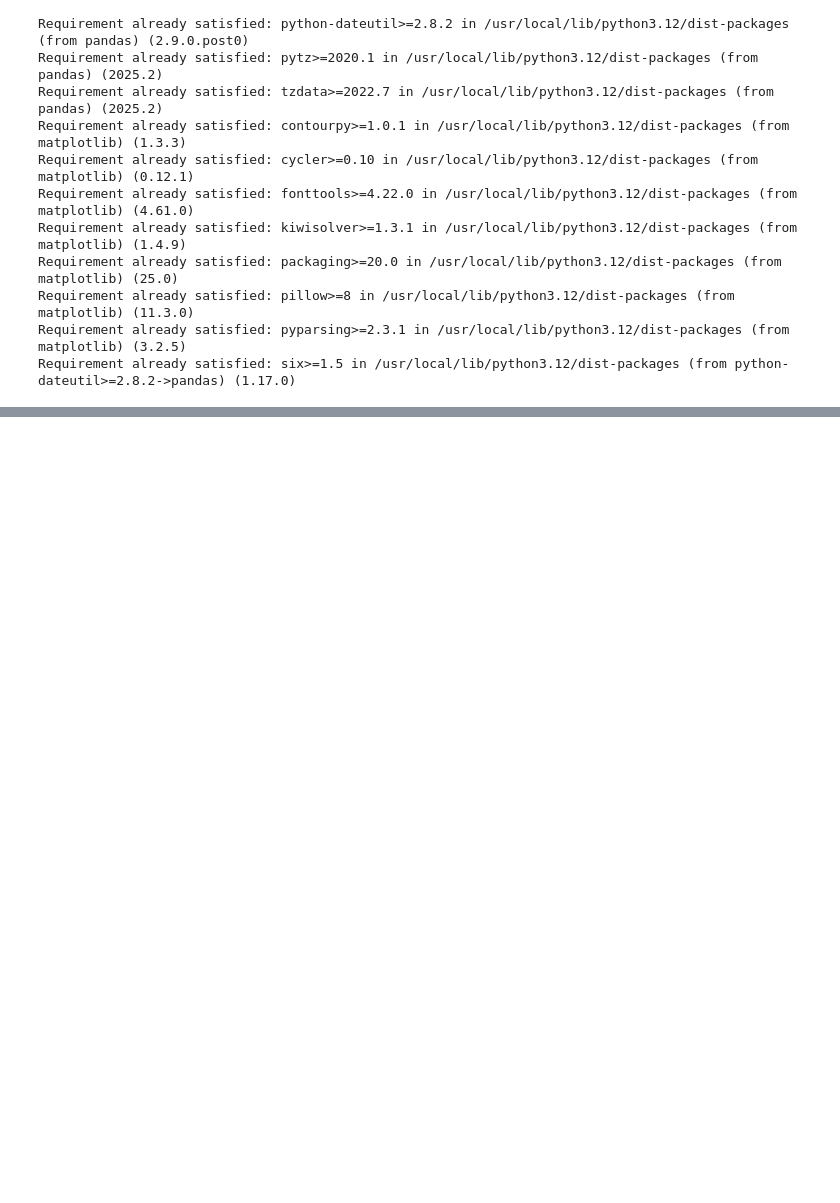
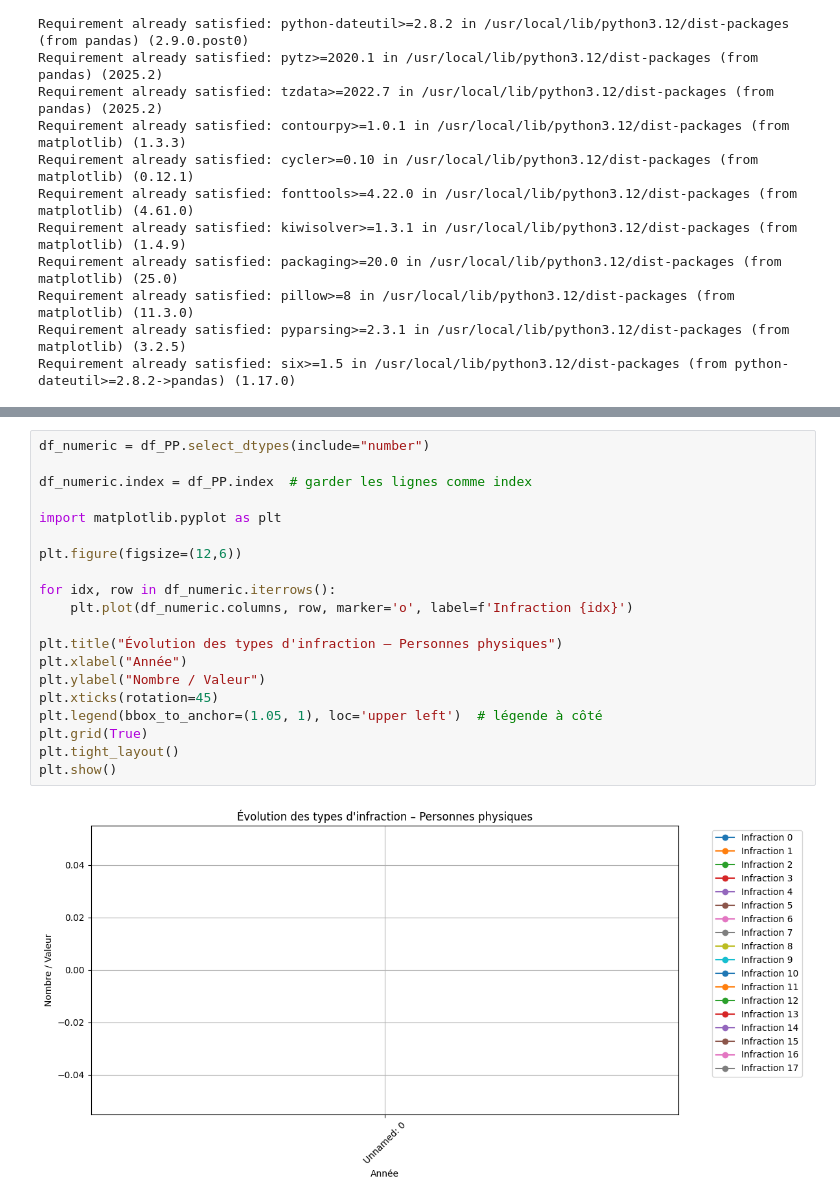
Before and after one commit to luciedum-dot/Intro-to-data-analysis-with-Python---Final-Project, a Jupyter notebook: Evolutions_of_Criminality_France_2016_2024.ipynb, the cells around one changed output, grey strips where cells are left out. Saved outputs shown, nothing was run; the diff lists cells and outputs as text; blank space fills up the shorter version.

```diff
--- a/Evolutions_of_Criminality_France_2016_2024.ipynb
+++ b/Evolutions_of_Criminality_France_2016_2024.ipynb
@@ -30,0 +87,22 @@ FileNotFoundError: [Errno 2] No such file or directory: 'MEC.xlsx'
+# %%
+df_numeric = df_PP.select_dtypes(include="number")
+
+df_numeric.index = df_PP.index  # garder les lignes comme index
+
+import matplotlib.pyplot as plt
+
+plt.figure(figsize=(12,6))
+
+for idx, row in df_numeric.iterrows():
+    plt.plot(df_numeric.columns, row, marker='o', label=f'Infraction {idx}')
+
+plt.title("Évolution des types d'infraction – Personnes physiques")
+plt.xlabel("Année")
+plt.ylabel("Nombre / Valeur")
+plt.xticks(rotation=45)
+plt.legend(bbox_to_anchor=(1.05, 1), loc='upper left')  # légende à côté
+plt.grid(True)
+plt.tight_layout()
+plt.show()
+# %% [output]
+[figure, added]
```
Also changed, not shown: parts of 6 cells of this notebook.
